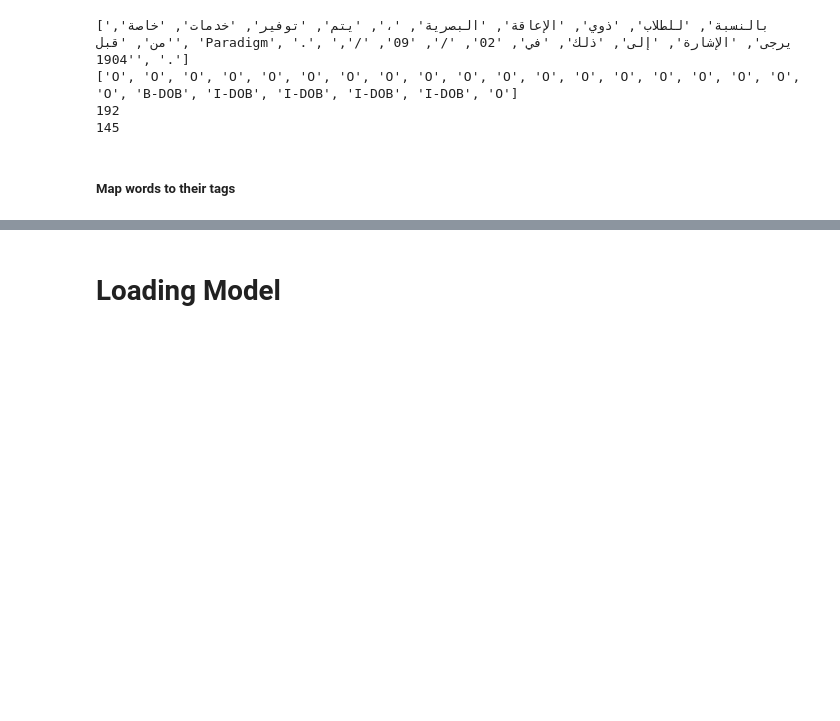
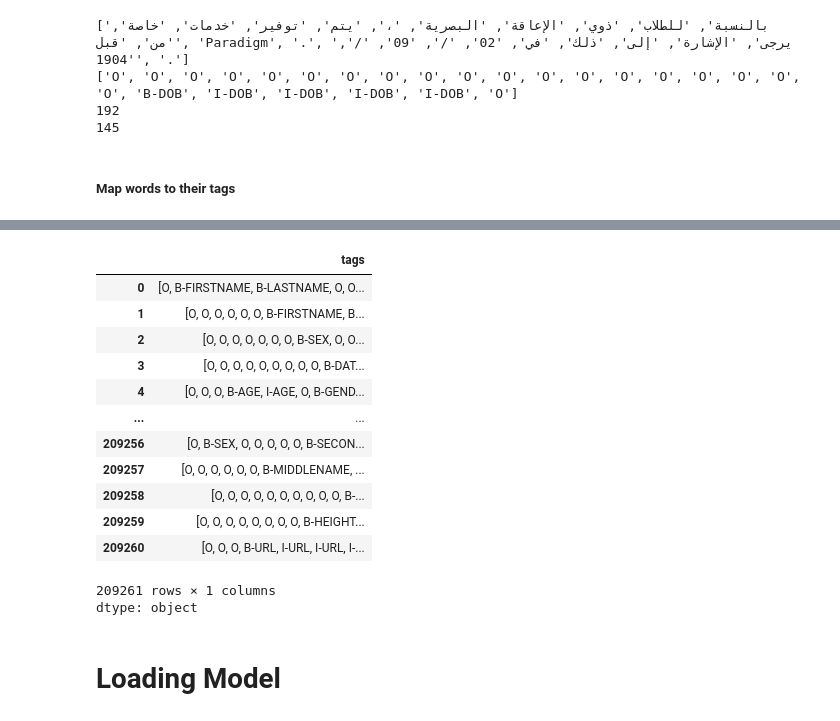
Before and after one commit to MuhammadHelmyOmar/ArabicPIIRedaction, a Jupyter notebook: fine-tuning_SLMs.ipynb, the cells around one changed output, grey strips where cells are left out. Saved outputs shown, nothing was run; the diff lists cells and outputs as text; code cells hidden in the pictures; blank space fills up the shorter version.

```diff
--- a/fine-tuning_SLMs.ipynb
+++ b/fine-tuning_SLMs.ipynb
@@ -111,3 +129,21 @@ print(type(ast.literal_eval(train.tags[idx])))
+# %%
+tags = train['tags'].apply(ast.literal_eval)
+tags
+# %% [output]
+|  | tags |
+| 0 | [O, B-FIRSTNAME, B-LASTNAME, O, O... |
+| 1 | [O, O, O, O, O, O, B-FIRSTNAME, B... |
+| 2 | [O, O, O, O, O, O, O, B-SEX, O, O... |
+| 3 | [O, O, O, O, O, O, O, O, O, B-DAT... |
+| 4 | [O, O, O, B-AGE, I-AGE, O, B-GEND... |
+| ... | ... |
+| 209256 | [O, B-SEX, O, O, O, O, O, B-SECON... |
+| 209257 | [O, O, O, O, O, O, B-MIDDLENAME, ... |
+| 209258 | [O, O, O, O, O, O, O, O, O, O, B-... |
+| 209259 | [O, O, O, O, O, O, O, O, B-HEIGHT... |
+| 209260 | [O, O, O, B-URL, I-URL, I-URL, I-... |
+209261 rows × 1 columns
+dtype: object
 # %% [markdown]
 # Loading Model
 # %% [markdown]
```
Also changed, not shown: parts of 2 cells of this notebook.
